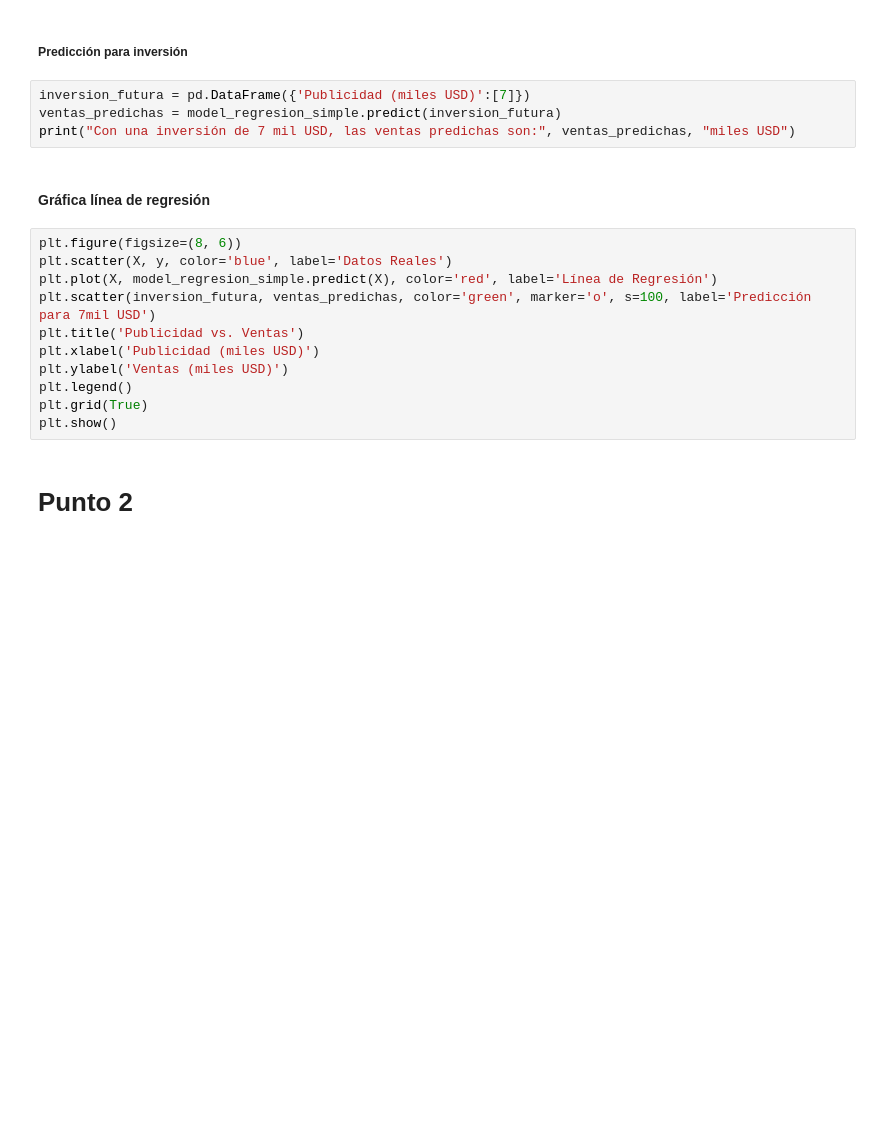
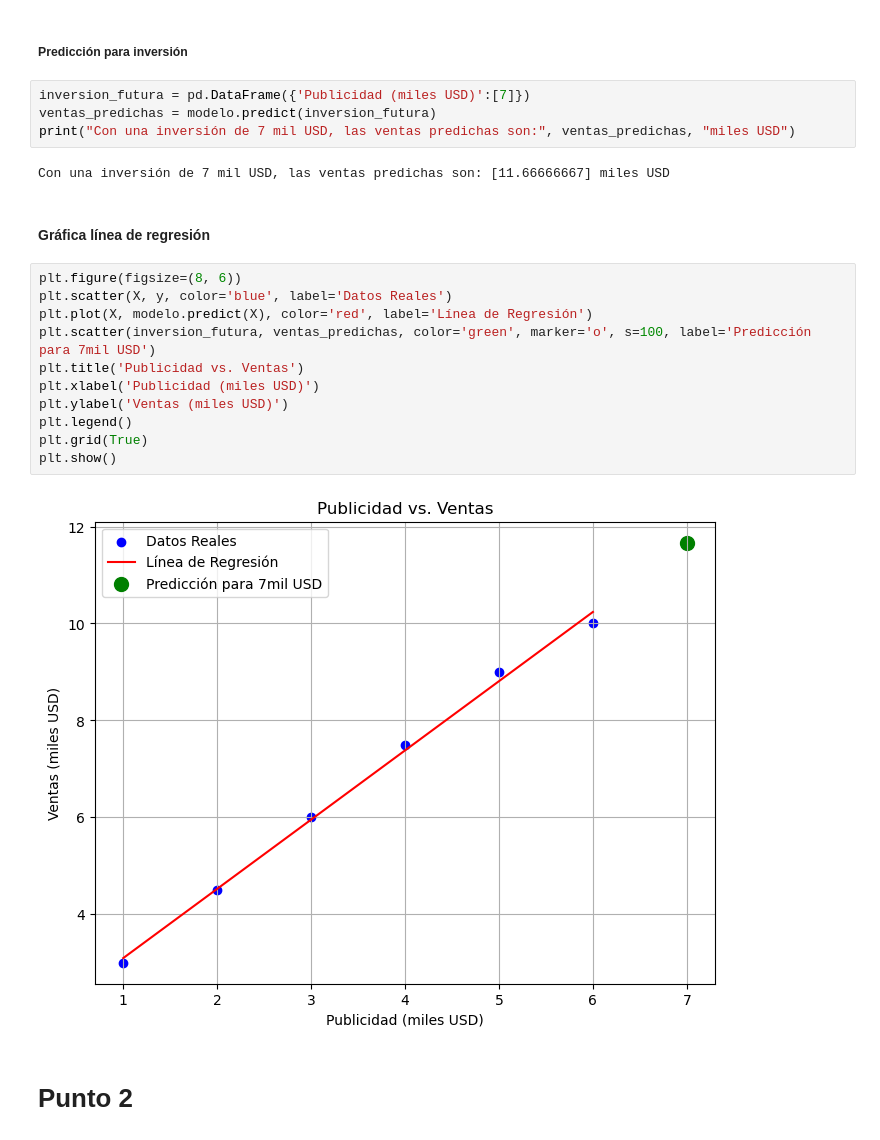
Before and after one commit to Yprieto1/Ciencias-de-datos, a Jupyter notebook: Regresión lineal y polinomial.ipynb, the cells around one changed output. Cells and saved outputs as stored; diff of their text form; blank space fills up the shorter version.

```diff
--- a/Regresión lineal y polinomial.ipynb
+++ b/Regresión lineal y polinomial.ipynb
@@ -39,21 +49,25 @@ print("Ecuación del modelo: Ventas =", pendiente, "Publicidad +", intercepto)
 ##### Predicción para inversión
 # %%
 inversion_futura = pd.DataFrame({'Publicidad (miles USD)':[7]})
-ventas_predichas = model_regresion_simple.predict(inversion_futura)
+ventas_predichas = modelo.predict(inversion_futura)
 print("Con una inversión de 7 mil USD, las ventas predichas son:", ventas_predichas, "miles USD")
+# %% [output]
+Con una inversión de 7 mil USD, las ventas predichas son: [11.66666667] miles USD
 # %% [markdown]
 #### Gráfica línea de regresión
 # %%
 plt.figure(figsize=(8, 6))
 plt.scatter(X, y, color='blue', label='Datos Reales')
-plt.plot(X, model_regresion_simple.predict(X), color='red', label='Línea de Regresión')
+plt.plot(X, modelo.predict(X), color='red', label='Línea de Regresión')
 plt.scatter(inversion_futura, ventas_predichas, color='green', marker='o', s=100, label='Predicción para 7mil USD')
 plt.title('Publicidad vs. Ventas')
 plt.xlabel('Publicidad (miles USD)')
 plt.ylabel('Ventas (miles USD)')
 plt.legend()
 plt.grid(True)
 plt.show()
+# %% [output]
+[figure, added]
 # %% [markdown]
 # Punto 2
 # %%
```
Also changed, not shown: parts of 24 cells of this notebook.
